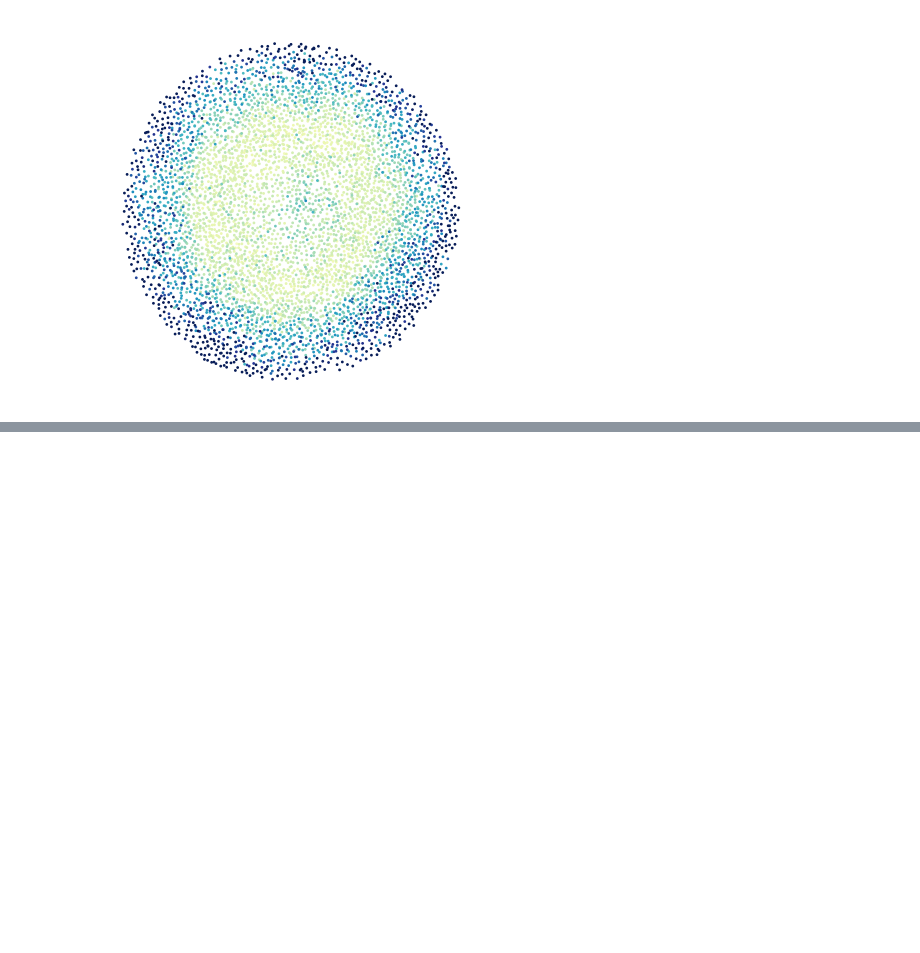
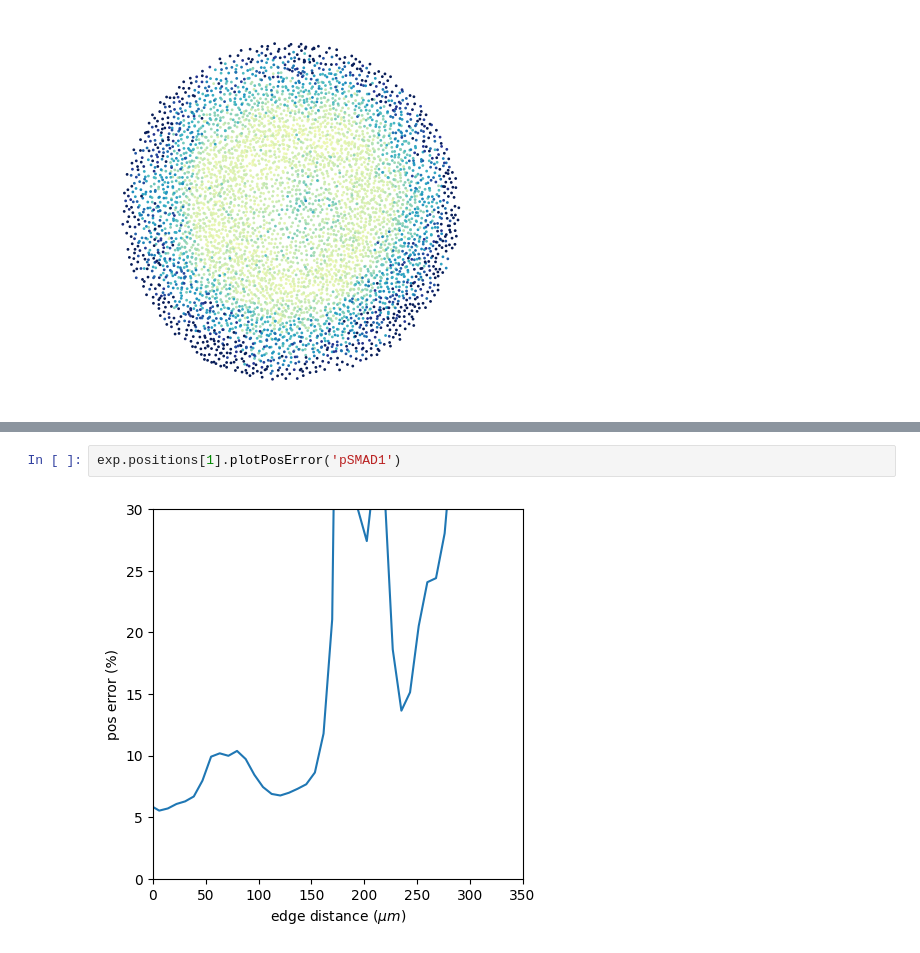
Before and after one commit to idse/signaldecoding, a Jupyter notebook: fig4_IH.ipynb, the cells around one changed output, grey strips where cells are left out. Cells and saved outputs as stored; diff of their text form; blank space fills up the shorter version.

```diff
--- a/fig4_IH.ipynb
+++ b/fig4_IH.ipynb
@@ -357,0 +498,4 @@ exp.positions[1].plotRadialProfile('pSMAD1')
+# %%
+exp.positions[1].plotPosError('pSMAD1')
+# %% [output]
+[figure, added]
```
Also changed, not shown: parts of 7 cells of this notebook.
